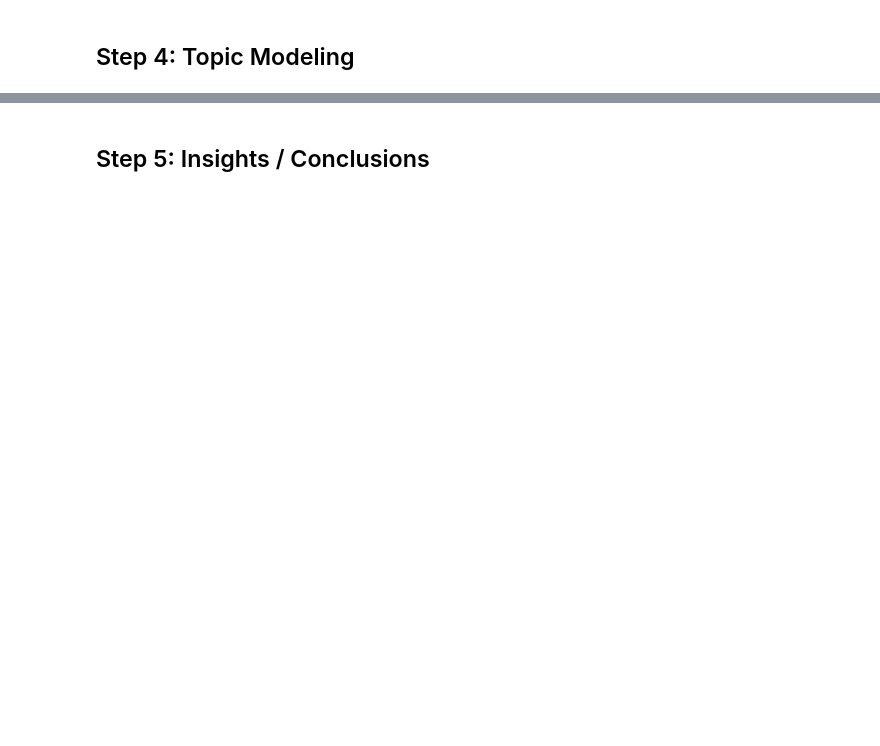
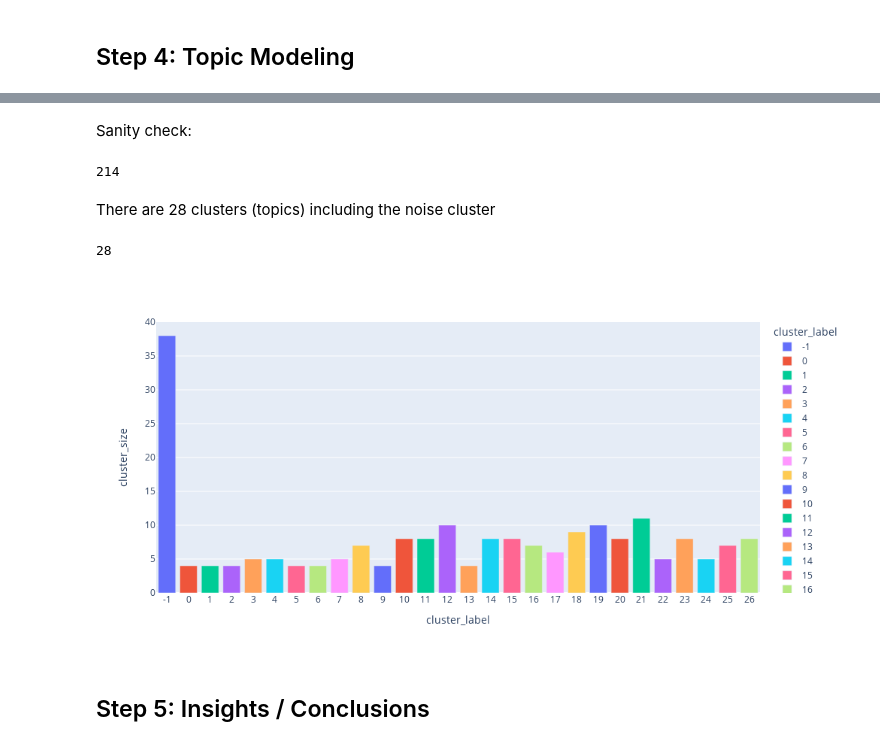
Before and after one commit to huyndao/sg1-topic-modeling, a Jupyter notebook: sg1-topic-modeling.ipynb, the cells around one changed output, grey strips where cells are left out. Saved outputs shown, nothing was run; the diff lists cells and outputs as text; code cells hidden in the pictures; blank space fills up the shorter version.

```diff
--- a/sg1-topic-modeling.ipynb
+++ b/sg1-topic-modeling.ipynb
@@ -582,0 +637,4 @@ def tune_topics(corpus, id2word, sentences, n_topics: int):
+# %%
+# load the corpus embeddings
+with open("corpus_embeddings.pickle", "rb") as f:
+    corpus_embeddings = pickle.load(f)
@@ -582,0 +728,26 @@ def tune_topics(corpus, id2word, sentences, n_topics: int):
+# %%
+from sklearn.pipeline import make_pipeline
+
+
+def gimme_pipeline(n_neighbors, min_cluster_size, min_samples):
+    return make_pipeline(
+        umap.UMAP(n_jobs=-1, n_components=100, n_neighbors=n_neighbors, min_dist=0.0),
+        hdbscan.HDBSCAN(
+            min_cluster_size=min_cluster_size,
+            min_samples=min_samples,
+            prediction_data=True,
+            core_dist_n_jobs=8,
+        ),
+    )
+
+
+try:
+    with open("reducer_cluster_pipeline.pickle", "rb") as f:
+        reducer_cluster_pipeline = pickle.load(f)
+except:
+    reducer_cluster_pipeline = gimme_pipeline(**study.best_params)
+    reducer_cluster_pipeline.fit(corpus_embeddings)
+
+    # pickle it
+    with open("reducer_cluster_pipeline.pickle", "wb") as f:
+        pickle.dump(reducer_cluster_pipeline, f)
@@ -583,2 +762,30 @@ def tune_topics(corpus, id2word, sentences, n_topics: int):
+# %% [markdown]
+Sanity check:
+# %%
+len(reducer_cluster_pipeline["hdbscan"].labels_)
+# %% [output]
+214
+# %% [markdown]
+There are 28 clusters (topics) including the noise cluster
+# %%
+len(np.unique(reducer_cluster_pipeline["hdbscan"].labels_))
+# %% [output]
+28
+# %%
+fig = px.bar(
+    pl.Series(reducer_cluster_pipeline["hdbscan"].labels_)
+    .value_counts()
+    .rename({"": "cluster_label", "counts": "cluster_size"})
+    .sort(by="cluster_label")
+    .with_columns(pl.col("cluster_label").cast(pl.Utf8)),
+    x="cluster_label",
+    y="cluster_size",
+    color="cluster_label",
+    width=1000,
+    height=500,
+)
+fig.show("png")
+# %% [output]
+[figure, added]
 # %% [markdown]
 ## Step 5: Insights / Conclusions
```
Also changed, not shown: parts of 24 cells of this notebook, 3 other files.
